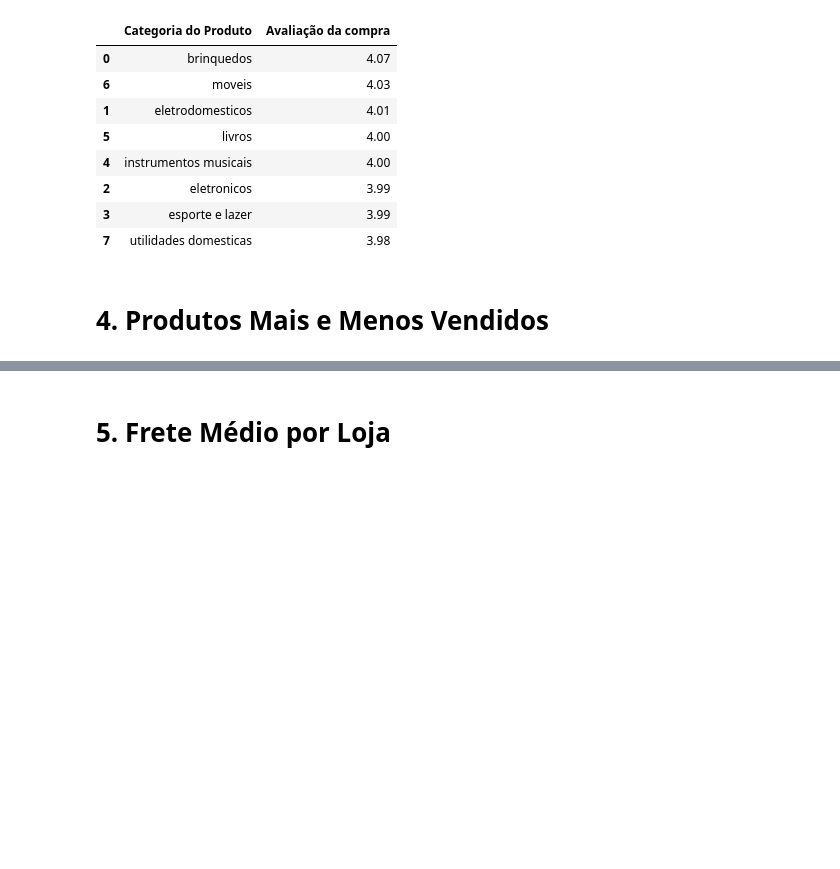
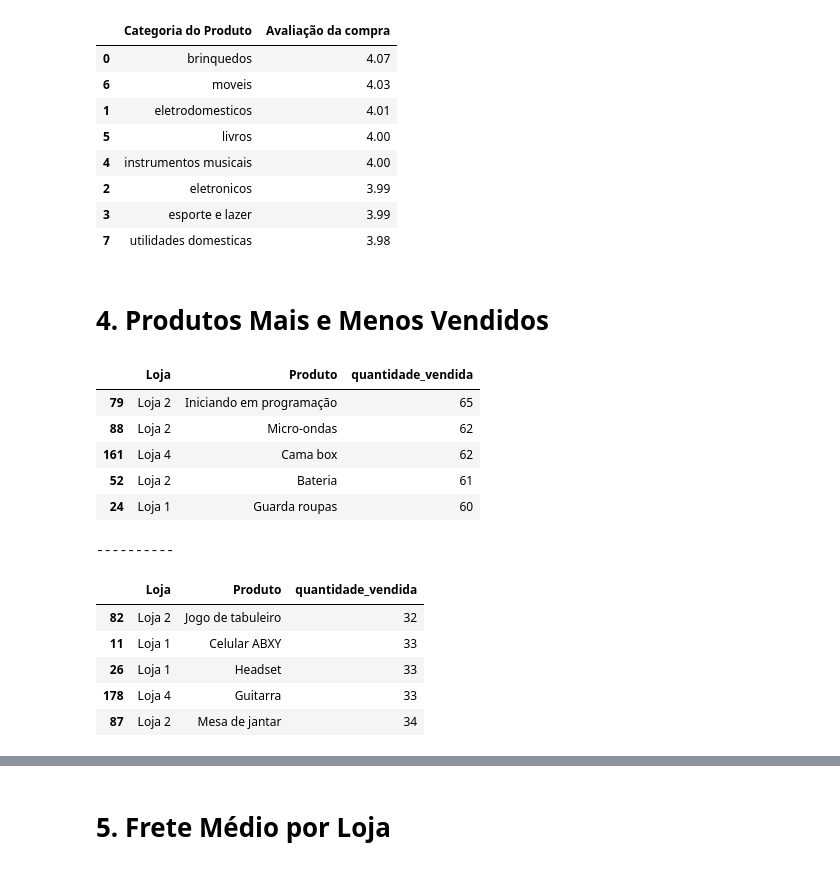
Before and after one commit to lidimoura/challenge1-data-science-Alura-Store, a Jupyter notebook: AluraStoreBrasil.ipynb, the cells around one changed output, grey strips where cells are left out. Drawn from its saved outputs; the diff is of its cells as text; code cells hidden in the pictures; blank space fills up the shorter version.

```diff
--- a/AluraStoreBrasil.ipynb
+++ b/AluraStoreBrasil.ipynb
@@ -318,3 +318,26 @@ display(avaliacao_por_categoria)
 | 7 | utilidades domesticas | 3.98 |
 # %% [markdown]
 # 4. Produtos Mais e Menos Vendidos
+# %%
+# Descobrindo os produtos mais e menos vendidos de cada loja - verificando os 5 mais vendidos e os 5 menos vendidos
+produtos_mais_vendidos = df.groupby(['Loja', 'Produto']).size().reset_index(name='quantidade_vendida').sort_values('quantidade_vendida', ascending=False).head(5)
+produtos_menos_vendidos = df.groupby(['Loja', 'Produto']).size().reset_index(name='quantidade_vendida').sort_values('quantidade_vendida', ascending=True).head(5)
+
+# Exibindo o resultado com os 5 mais vendidos e os 5 menos vendidos de cada loja
+display(produtos_mais_vendidos)
+print('----------')
+display(produtos_menos_vendidos)
+# %% [output]
+|  | Loja | Produto | quantidade_vendida |
+| 79 | Loja 2 | Iniciando em programação | 65 |
+| 88 | Loja 2 | Micro-ondas | 62 |
+| 161 | Loja 4 | Cama box | 62 |
+| 52 | Loja 2 | Bateria | 61 |
+| 24 | Loja 1 | Guarda roupas | 60 |
+----------
+|  | Loja | Produto | quantidade_vendida |
+| 82 | Loja 2 | Jogo de tabuleiro | 32 |
+| 11 | Loja 1 | Celular ABXY | 33 |
+| 26 | Loja 1 | Headset | 33 |
+| 178 | Loja 4 | Guitarra | 33 |
+| 87 | Loja 2 | Mesa de jantar | 34 |
```
Also changed, not shown: parts of 3 cells of this notebook.
